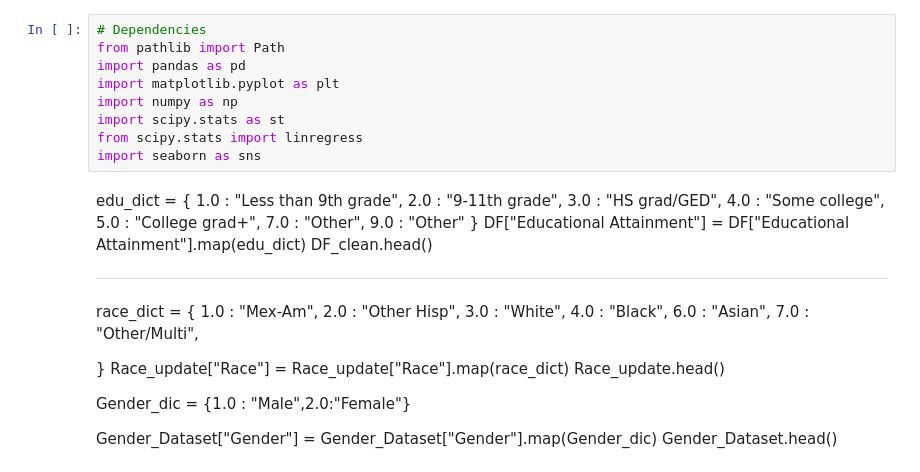
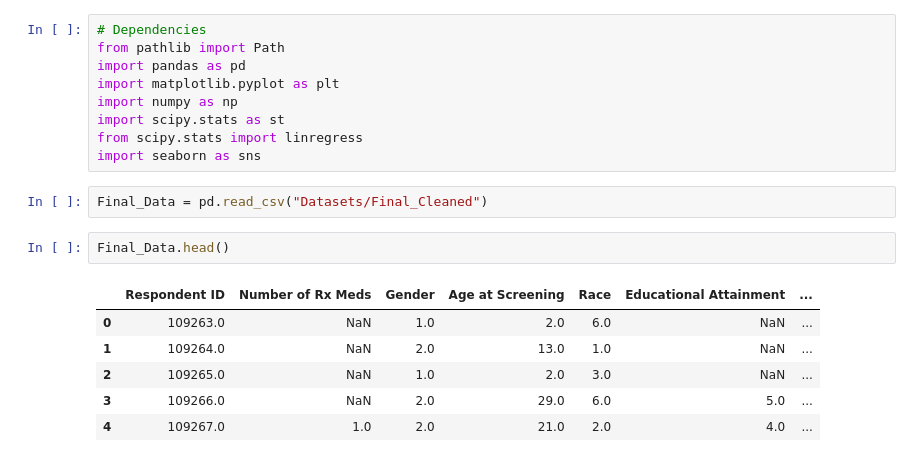
Before and after one commit to CalebCutrer/Project-1, a Jupyter notebook: Caleb_Age_Activity_Sleep.ipynb, the cells around one changed output. Cells and saved outputs as stored; diff of their text form.

```diff
--- a/Caleb_Age_Activity_Sleep.ipynb
+++ b/Caleb_Age_Activity_Sleep.ipynb
@@ -7,33 +9,14 @@ import numpy as np
 import scipy.stats as st
 from scipy.stats import linregress
 import seaborn as sns
-# %% [markdown]
-edu_dict = {
-    1.0 : "Less than 9th grade",
-    2.0 : "9-11th grade",
-    3.0 : "HS grad/GED",
-    4.0 : "Some college",
-    5.0 : "College grad+",
-    7.0 : "Other",
-    9.0 : "Other"
-}
-DF["Educational Attainment"] = DF["Educational Attainment"].map(edu_dict)
-DF_clean.head()
-
----------------------
-race_dict = {
-    1.0 : "Mex-Am",
-    2.0 : "Other Hisp",
-    3.0 : "White",
-    4.0 : "Black",
-    6.0 : "Asian",
-    7.0 : "Other/Multi",
-
-}
-Race_update["Race"] = Race_update["Race"].map(race_dict)
-Race_update.head()
-
-Gender_dic = {1.0 : "Male",2.0:"Female"}
-
-Gender_Dataset["Gender"] = Gender_Dataset["Gender"].map(Gender_dic)
-Gender_Dataset.head()
+# %%
+Final_Data = pd.read_csv("Datasets/Final_Cleaned")
+# %%
+Final_Data.head()
+# %% [output]
+|  | Respondent ID | Number of Rx Meds | Gender | Age at Screening | Race | Educational Attainment | ... |
+| 0 | 109263.0 | NaN | 1.0 | 2.0 | 6.0 | NaN | ... |
+| 1 | 109264.0 | NaN | 2.0 | 13.0 | 1.0 | NaN | ... |
+| 2 | 109265.0 | NaN | 1.0 | 2.0 | 3.0 | NaN | ... |
+| 3 | 109266.0 | NaN | 2.0 | 29.0 | 6.0 | 5.0 | ... |
+| 4 | 109267.0 | 1.0 | 2.0 | 21.0 | 2.0 | 4.0 | ... |
```
Also changed, not shown: parts of 21 cells of this notebook.
